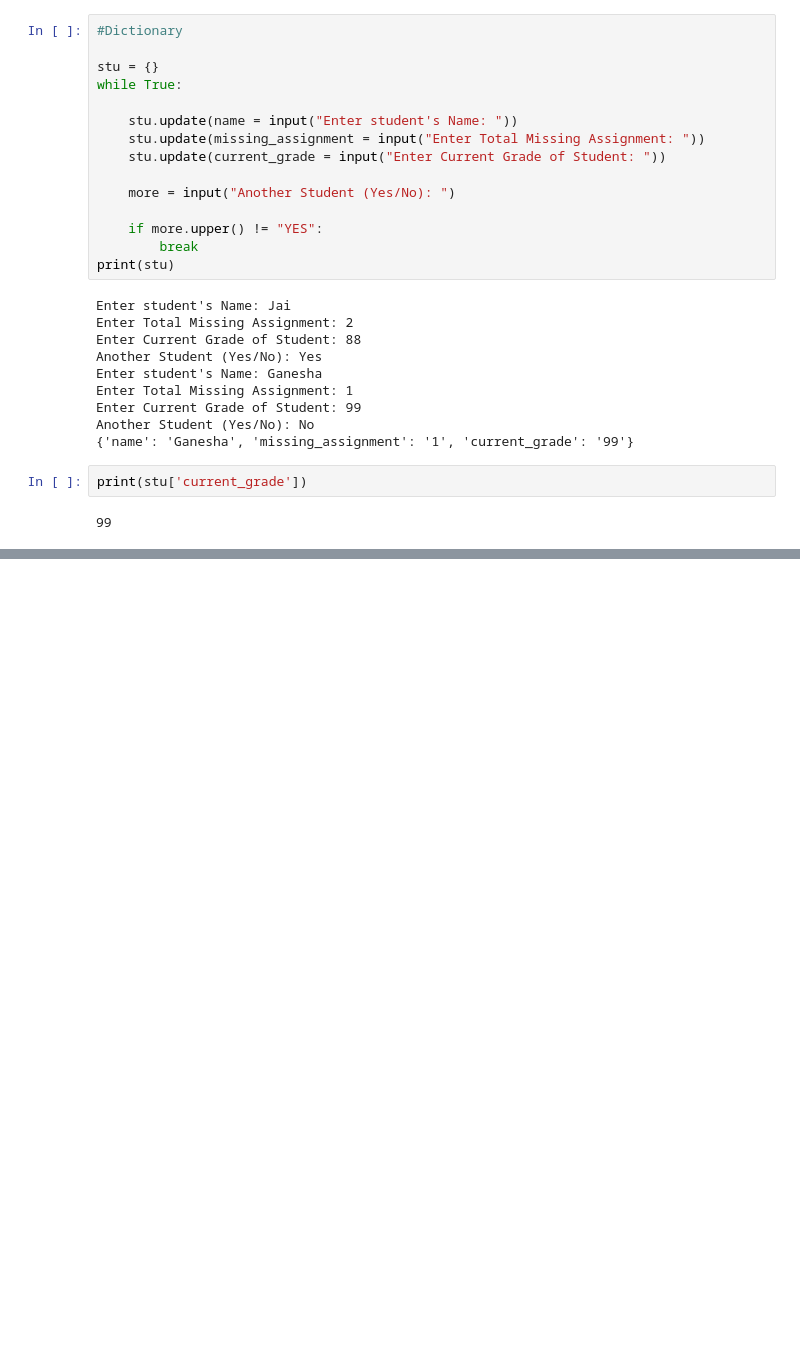
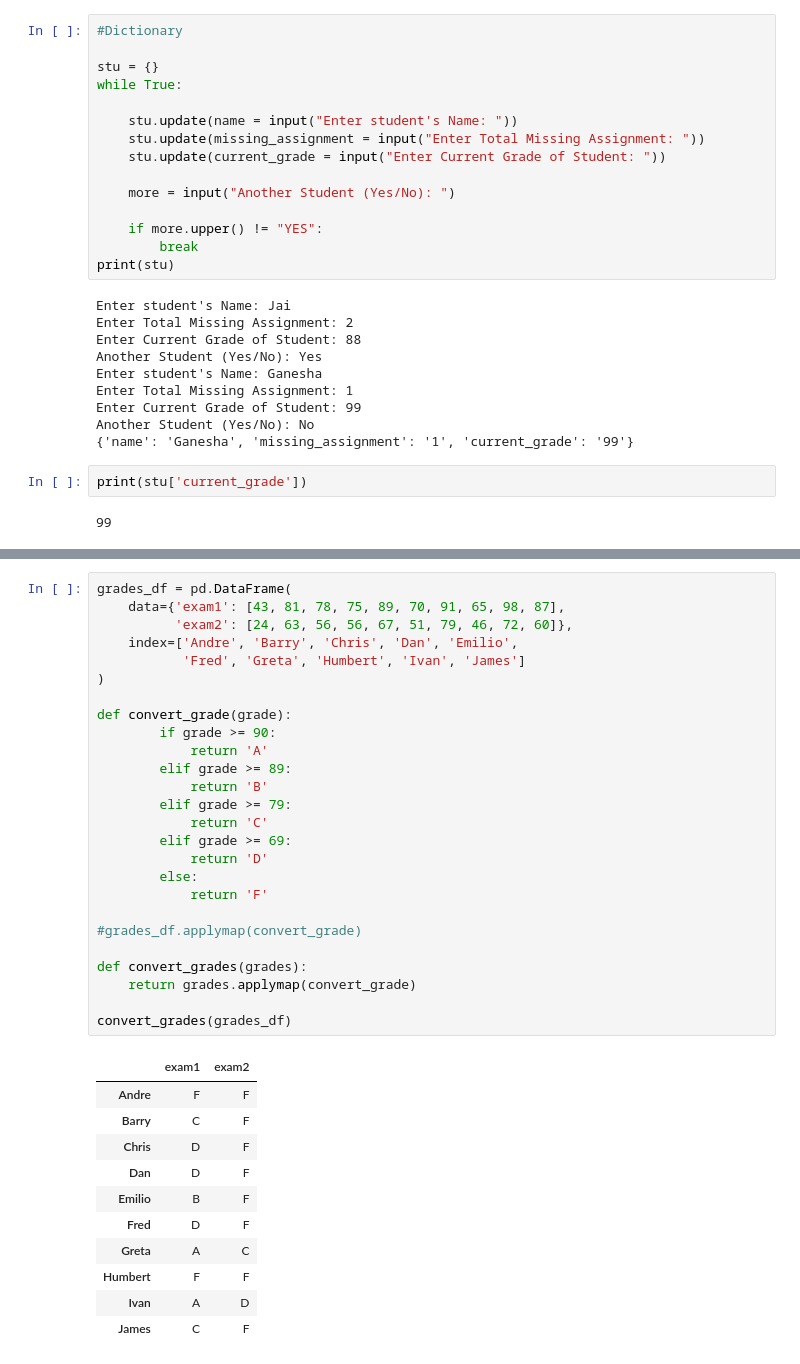
Before and after one commit to nagashrin/test, a Jupyter notebook: UDACITY.ipynb, the cells around one changed output, grey strips where cells are left out. Saved outputs shown, nothing was run; the diff lists cells and outputs as text; blank space fills up the shorter version.

```diff
--- a/UDACITY.ipynb
+++ b/UDACITY.ipynb
@@ -377,0 +1106,38 @@ Another Student (Yes/No): Sudarshana
+# %%
+grades_df = pd.DataFrame(
+    data={'exam1': [43, 81, 78, 75, 89, 70, 91, 65, 98, 87],
+          'exam2': [24, 63, 56, 56, 67, 51, 79, 46, 72, 60]},
+    index=['Andre', 'Barry', 'Chris', 'Dan', 'Emilio',
+           'Fred', 'Greta', 'Humbert', 'Ivan', 'James']
+)
+
+def convert_grade(grade):
+        if grade >= 90:
+            return 'A'
+        elif grade >= 89:
+            return 'B'
+        elif grade >= 79:
+            return 'C'
+        elif grade >= 69:
+            return 'D'
+        else:
+            return 'F'
+
+#grades_df.applymap(convert_grade)
+
+def convert_grades(grades):
+    return grades.applymap(convert_grade)
+
+convert_grades(grades_df)
+# %% [output]
+|  | exam1 | exam2 |
+| Andre | F | F |
+| Barry | C | F |
+| Chris | D | F |
+| Dan | D | F |
+| Emilio | B | F |
+| Fred | D | F |
+| Greta | A | C |
+| Humbert | F | F |
+| Ivan | A | D |
+| James | C | F |
```
Also changed, not shown: parts of 53 cells of this notebook.
